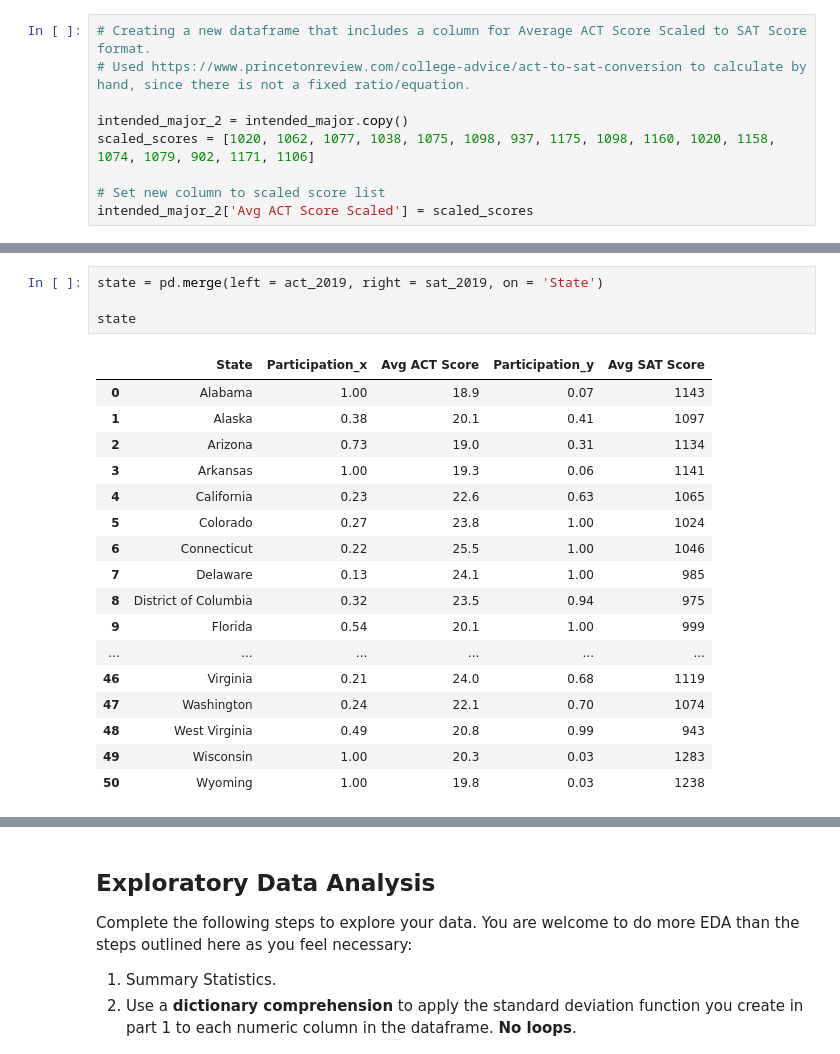
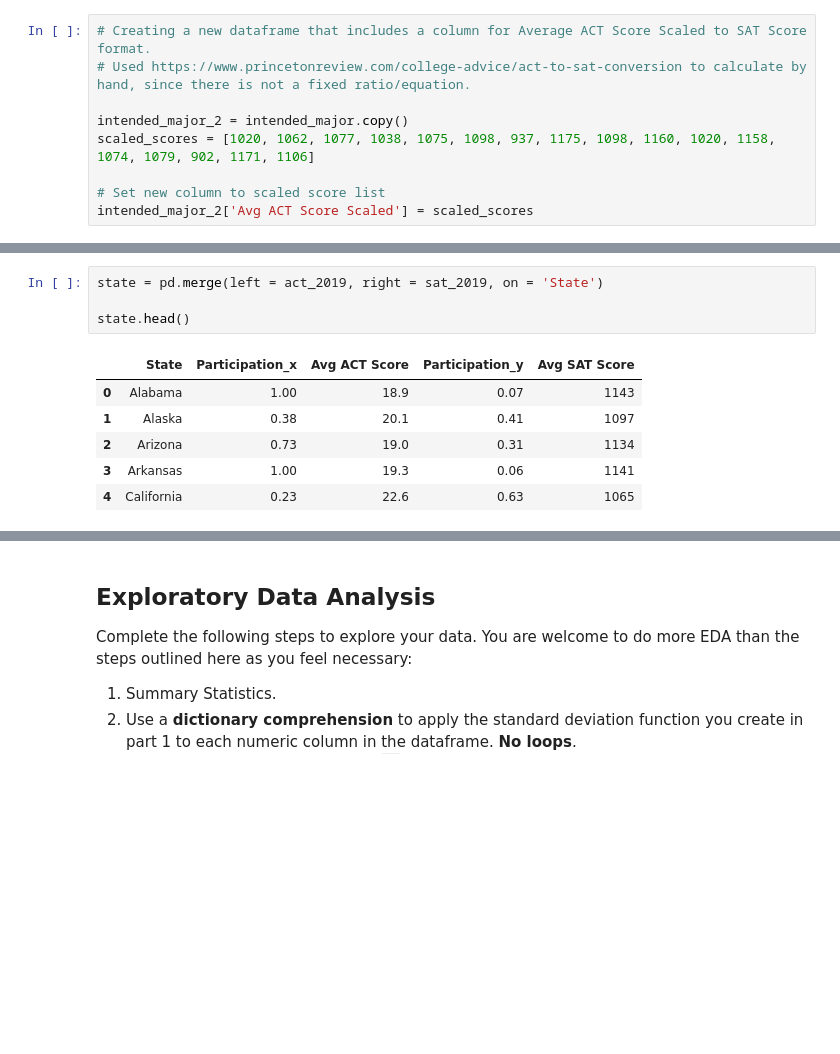
Before and after one commit to jlu7922/Standardized-Test-Analysis, a Jupyter notebook: code/starter-code-Jason.ipynb, the cells around one changed output, grey strips where cells are left out. Cells and saved outputs as stored; diff of their text form; blank space fills up the shorter version.

```diff
--- a/code/starter-code-Jason.ipynb
+++ b/code/starter-code-Jason.ipynb
@@ -540,22 +520,11 @@ intended_major_2.head()
 # %%
 state = pd.merge(left = act_2019, right = sat_2019, on = 'State')
 
-state
+state.head()
 # %% [output]
 |  | State | Participation_x | Avg ACT Score | Participation_y | Avg SAT Score |
 | 0 | Alabama | 1.00 | 18.9 | 0.07 | 1143 |
 | 1 | Alaska | 0.38 | 20.1 | 0.41 | 1097 |
 | 2 | Arizona | 0.73 | 19.0 | 0.31 | 1134 |
 | 3 | Arkansas | 1.00 | 19.3 | 0.06 | 1141 |
 | 4 | California | 0.23 | 22.6 | 0.63 | 1065 |
-| 5 | Colorado | 0.27 | 23.8 | 1.00 | 1024 |
-| 6 | Connecticut | 0.22 | 25.5 | 1.00 | 1046 |
-| 7 | Delaware | 0.13 | 24.1 | 1.00 | 985 |
-| 8 | District of Columbia | 0.32 | 23.5 | 0.94 | 975 |
-| 9 | Florida | 0.54 | 20.1 | 1.00 | 999 |
-| ... | ... | ... | ... | ... | ... |
-| 46 | Virginia | 0.21 | 24.0 | 0.68 | 1119 |
-| 47 | Washington | 0.24 | 22.1 | 0.70 | 1074 |
-| 48 | West Virginia | 0.49 | 20.8 | 0.99 | 943 |
-| 49 | Wisconsin | 1.00 | 20.3 | 0.03 | 1283 |
-| 50 | Wyoming | 1.00 | 19.8 | 0.03 | 1238 |
```
Also changed, not shown: parts of 41 cells of this notebook, 1 other file.
